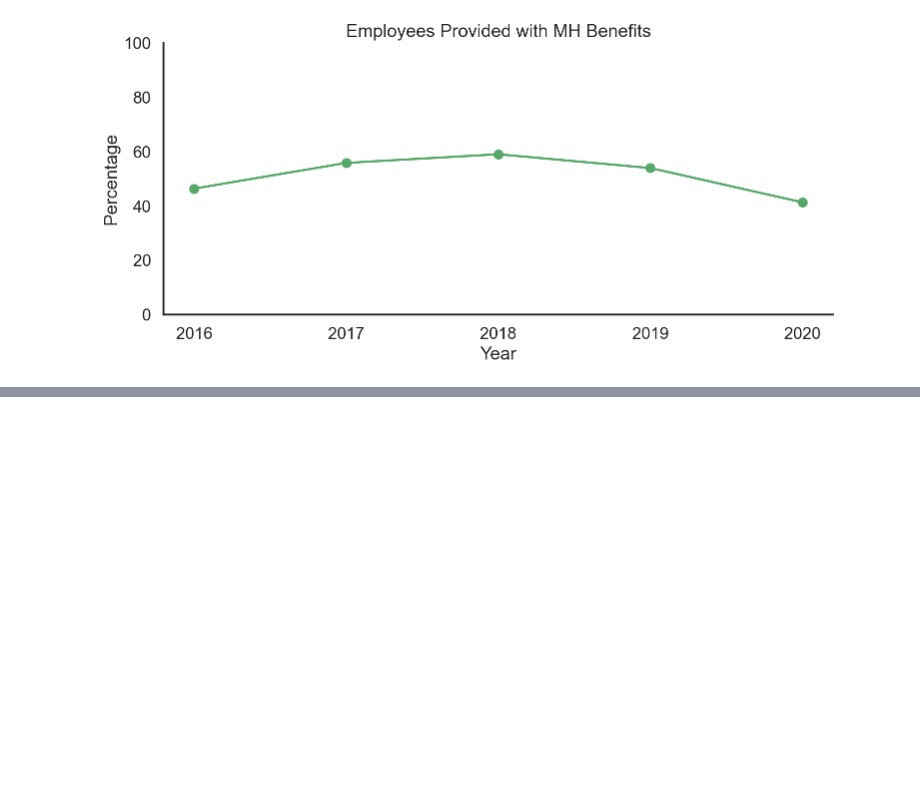
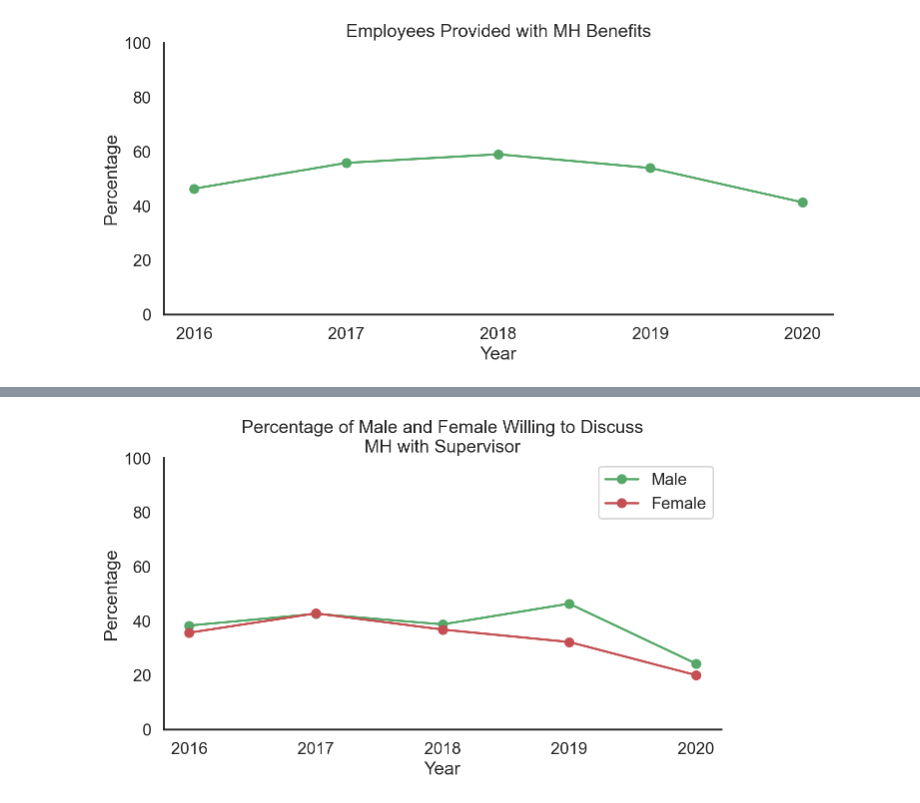
Before and after one commit to AndrewKahr/ECE143FinalProject, a Jupyter notebook: ECE143 Project merged.ipynb, the cells around one changed output, grey strips where cells are left out. Drawn from its saved outputs; the diff is of its cells as text; code cells hidden in the pictures; blank space fills up the shorter version.

```diff
--- a/ECE143 Project merged.ipynb
+++ b/ECE143 Project merged.ipynb
@@ -76,0 +86,10 @@ Text(0.5, 1.0, 'Employees Provided with MH Benefits')
+# %%
+discuss_supervisor_female=[35.609756,42.763158,36.781609,32.20339,20.000000]
+discuss_supervisor_male=[38.239757, 42.592593, 38.690476, 46.323529, 24.242424]
+discuss_coworkers_male=[25.037936, 34.567901, 33.333333, 32.352941, 28.787879]
+discuss_coworkers_female=[24.878049, 35.526316, 37.931034, 33.898305, 13.333333]
+year = [2016,2017,2018,2019,2020]
+title = "Percentage of Male and Female Willing to Discuss\nMH with Supervisor"
+util.line_graph_double(discuss_supervisor_male,discuss_supervisor_female,'Male','Female', title)
+# %% [output]
+[figure, added]
```
Also changed, not shown: parts of 3 cells of this notebook, 1 other file.
